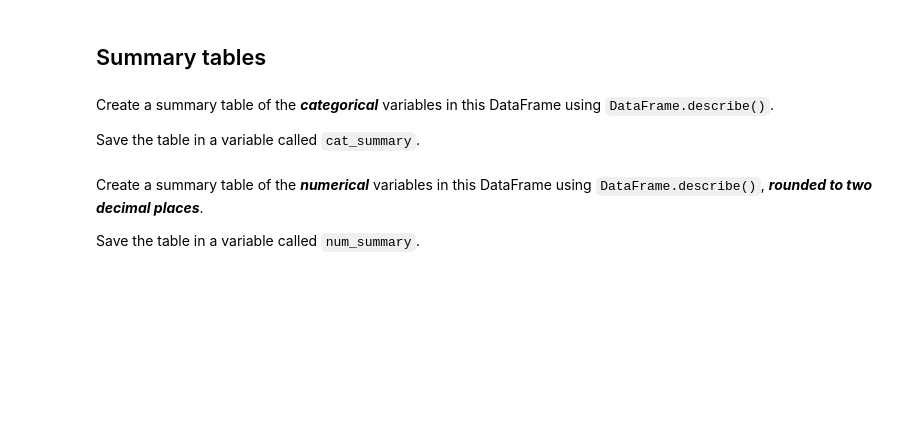
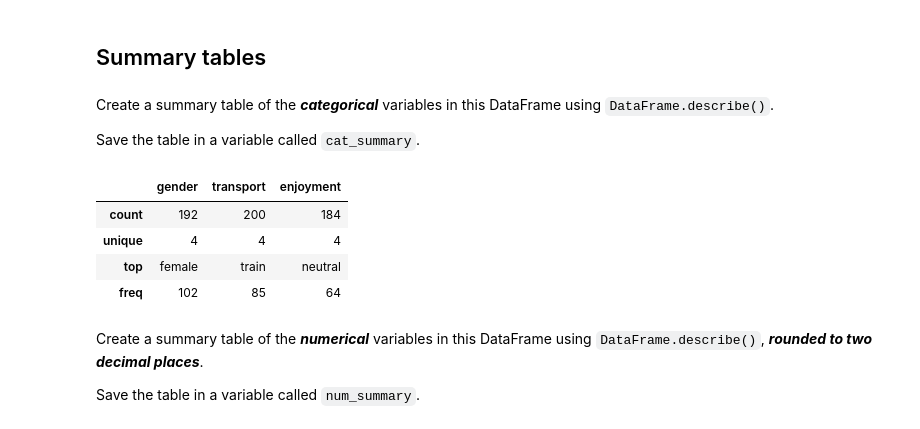
Before and after one commit to carlos-alves-one/Univariate-Descriptive-Statistics, a Jupyter notebook: Descriptive_statistics_1.ipynb, the cells around one changed output. Saved outputs shown, nothing was run; the diff lists cells and outputs as text; code cells hidden in the pictures; blank space fills up the shorter version.

Commit message:
Generate descriptive statistics summary

```diff
--- a/Descriptive_statistics_1.ipynb
+++ b/Descriptive_statistics_1.ipynb
@@ -154,3 +147,16 @@ cat_summary
+# %%
+# >> MY CODE HERE:
+
+# Generate descriptive statistics summary for the 'gender', 'transport', and 'enjoyment'
+# categorical columns from the dataframe 'df'.
+cat_summary = df[['gender','transport', 'enjoyment']].describe()
+cat_summary
+# %% [output]
+|  | gender | transport | enjoyment |
+| count | 192 | 200 | 184 |
+| unique | 4 | 4 | 4 |
+| top | female | train | neutral |
+| freq | 102 | 85 | 64 |
 # %%
 assert type(cat_summary) is pd.DataFrame
 assert len(cat_summary.columns.symmetric_difference(['gender', 'transport', 'enjoyment'])) == 0
```
Also changed, not shown: parts of 1 cell of this notebook.
